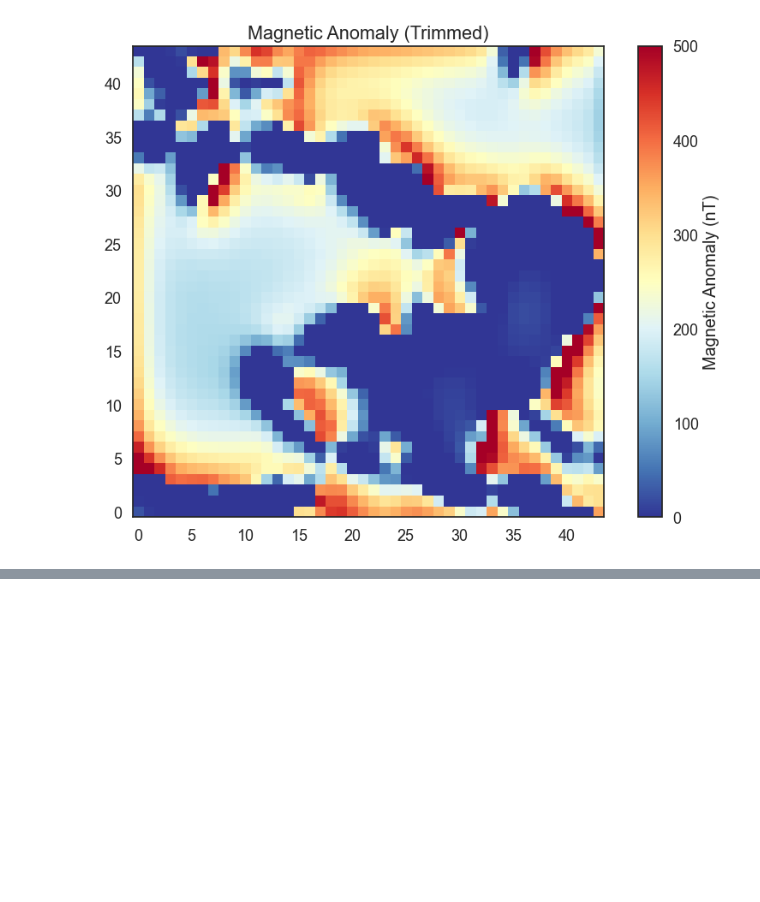
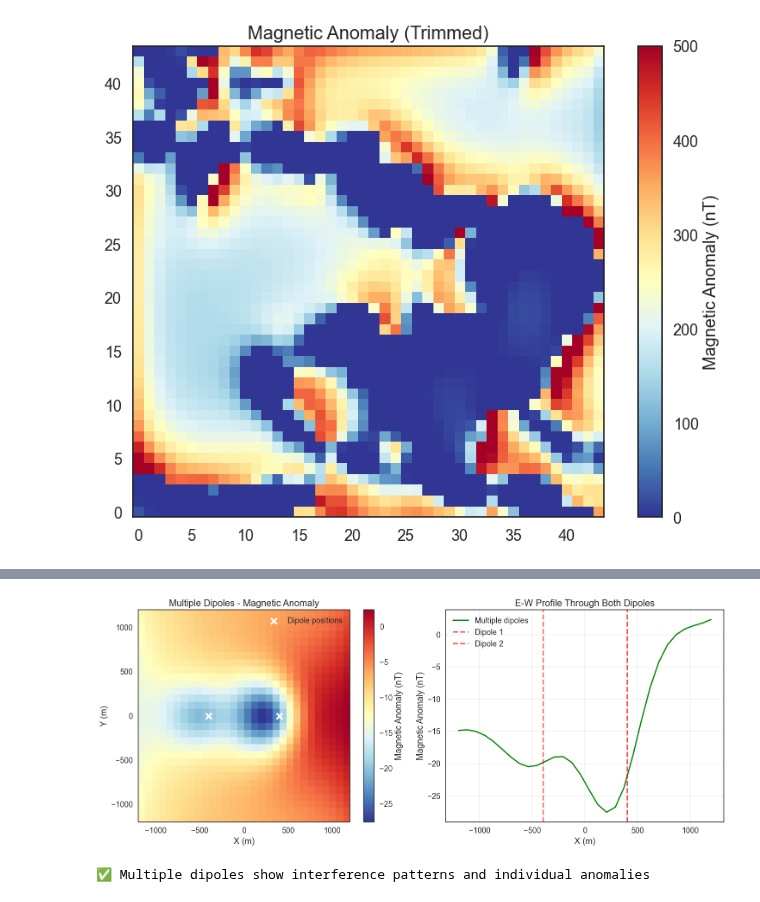
Before and after one commit to terranigma-solutions/Mineye-Terranigma, a Jupyter notebook: GeoModel/Geophysical_Forward_Modelling/forward_modelling_magnetics.ipynb, the cells around one changed output, grey strips where cells are left out. Drawn from its saved outputs; the diff is of its cells as text; code cells hidden in the pictures; blank space fills up the shorter version.

```diff
--- a/GeoModel/Geophysical_Forward_Modelling/forward_modelling_magnetics.ipynb
+++ b/GeoModel/Geophysical_Forward_Modelling/forward_modelling_magnetics.ipynb
@@ -228,0 +492,41 @@ Text(0.5, 1.0, 'Magnetic Anomaly (Trimmed)')
+# %%
+# Visualize multiple dipole results
+fig, axes = plt.subplots(1, 2, figsize=(15, 6))
+
+# Reshape results to 2D grid
+grid_size = int(np.sqrt(len(measurement_points)))
+results_2d = results_multiple.reshape(grid_size, grid_size)
+
+# Plot 1: Magnetic anomaly map
+im1 = axes[0].imshow(results_2d, cmap='RdYlBu_r', origin='lower',
+                     extent=[-1200, 1200, -1200, 1200])
+axes[0].set_title('Multiple Dipoles - Magnetic Anomaly')
+axes[0].set_xlabel('X (m)')
+axes[0].set_ylabel('Y (m)')
+plt.colorbar(im1, ax=axes[0], label='Magnetic Anomaly (nT)')
+
+# Mark dipole positions
+axes[0].scatter([-400, 400], [0, 0], c='white', s=100, marker='x', linewidths=3, label='Dipole positions')
+axes[0].legend()
+
+# Plot 2: Cross-section through both dipoles
+center_idx = grid_size // 2
+profile = results_2d[center_idx, :]
+x_profile = np.linspace(-1200, 1200, grid_size)
+
+axes[1].plot(x_profile, profile, 'g-', linewidth=2, label='Multiple dipoles')
+axes[1].axvline(-400, color='red', linestyle='--', alpha=0.7, label='Dipole 1')
+axes[1].axvline(400, color='red', linestyle='--', alpha=0.7, label='Dipole 2')
+axes[1].set_title('E-W Profile Through Both Dipoles')
+axes[1].set_xlabel('X (m)')
+axes[1].set_ylabel('Magnetic Anomaly (nT)')
+axes[1].grid(True, alpha=0.3)
+axes[1].legend()
+
+plt.tight_layout()
+plt.show()
+
+print("✅ Multiple dipoles show interference patterns and individual anomalies")
+# %% [output]
+[figure, added]
+✅ Multiple dipoles show interference patterns and individual anomalies
```
Also changed, not shown: parts of 14 cells of this notebook, 2 other files.
